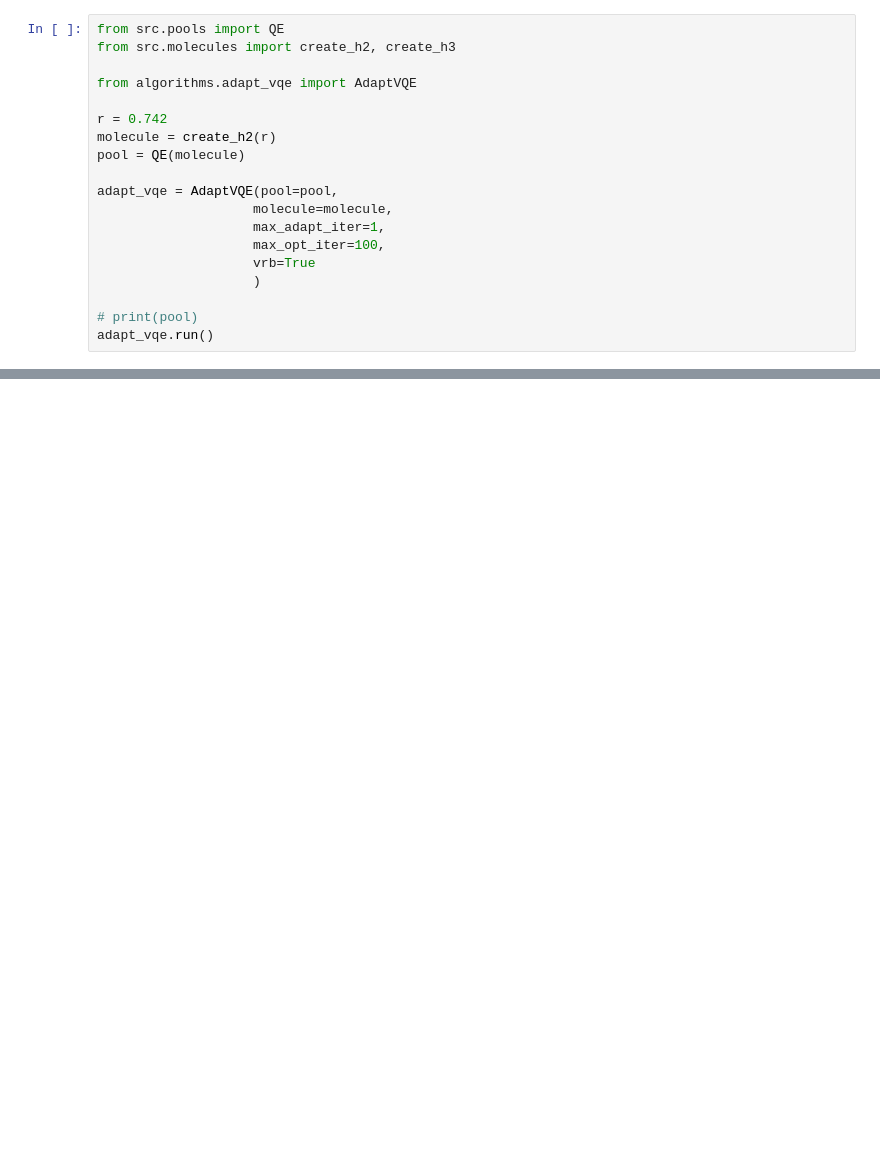
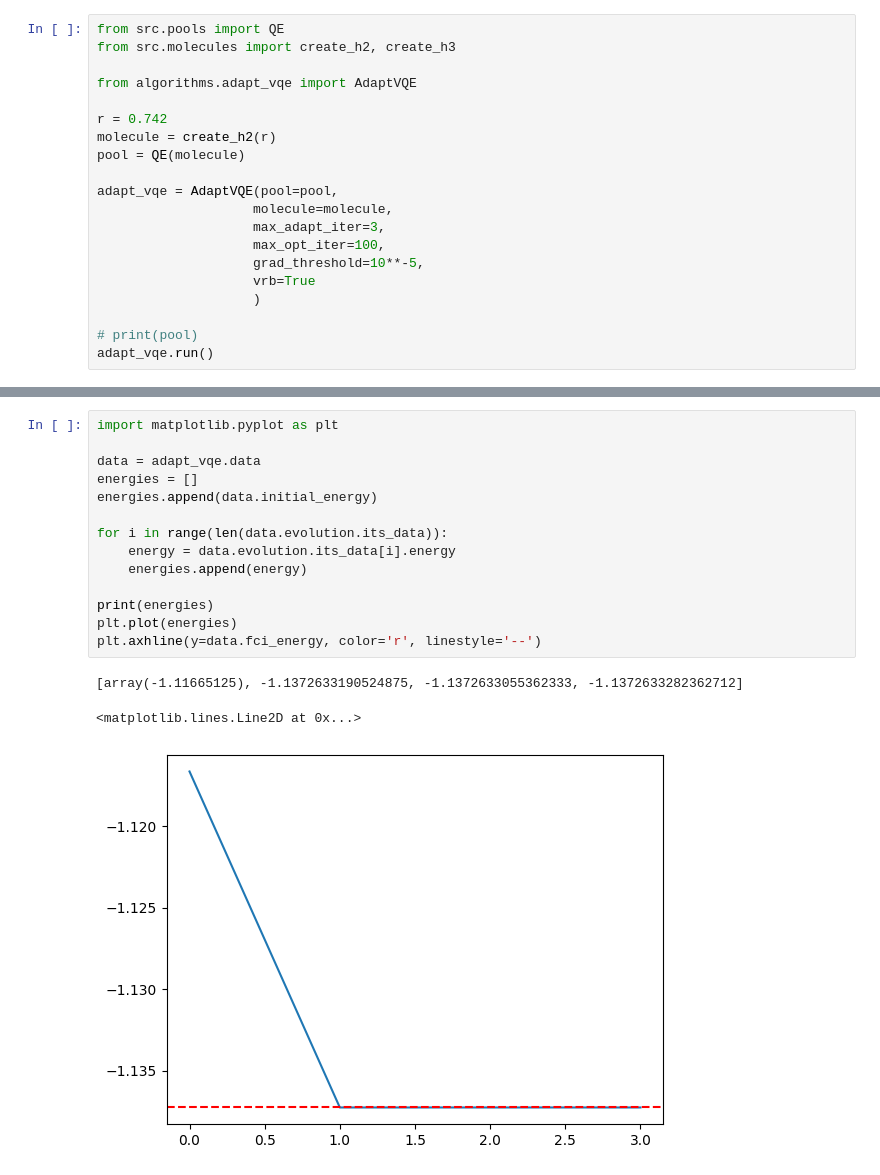
Before and after one commit to azhar-ikhtiarudin/ShotOptimization-ADAPT-VQE, a Jupyter notebook: 2-Shot-ADAPT-VQE/shot_adapt_vqe.ipynb, the cells around one changed output, grey strips where cells are left out. Saved outputs shown, nothing was run; the diff lists cells and outputs as text; blank space fills up the shorter version.

```diff
--- a/2-Shot-ADAPT-VQE/shot_adapt_vqe.ipynb
+++ b/2-Shot-ADAPT-VQE/shot_adapt_vqe.ipynb
@@ -21,8 +19,9 @@ pool = QE(molecule)
 
 adapt_vqe = AdaptVQE(pool=pool,
                     molecule=molecule,
-                    max_adapt_iter=1,
+                    max_adapt_iter=3,
                     max_opt_iter=100,
+                    grad_threshold=10**-5,
                     vrb=True
                     )
 
@@ -48,0 +48,18 @@ q_2: ─────
+# %%
+import matplotlib.pyplot as plt
+
+data = adapt_vqe.data
+energies = []
+energies.append(data.initial_energy)
+
+for i in range(len(data.evolution.its_data)):
+    energy = data.evolution.its_data[i].energy
+    energies.append(energy)
+
+print(energies)
+plt.plot(energies)
+plt.axhline(y=data.fci_energy, color='r', linestyle='--')
+# %% [output]
+[array(-1.11665125), -1.1372633190524875, -1.1372633055362333, -1.1372633282362712]
+<matplotlib.lines.Line2D at 0x...>
+[figure, added]
```
Also changed, not shown: parts of 9 cells of this notebook, 1 other file.
